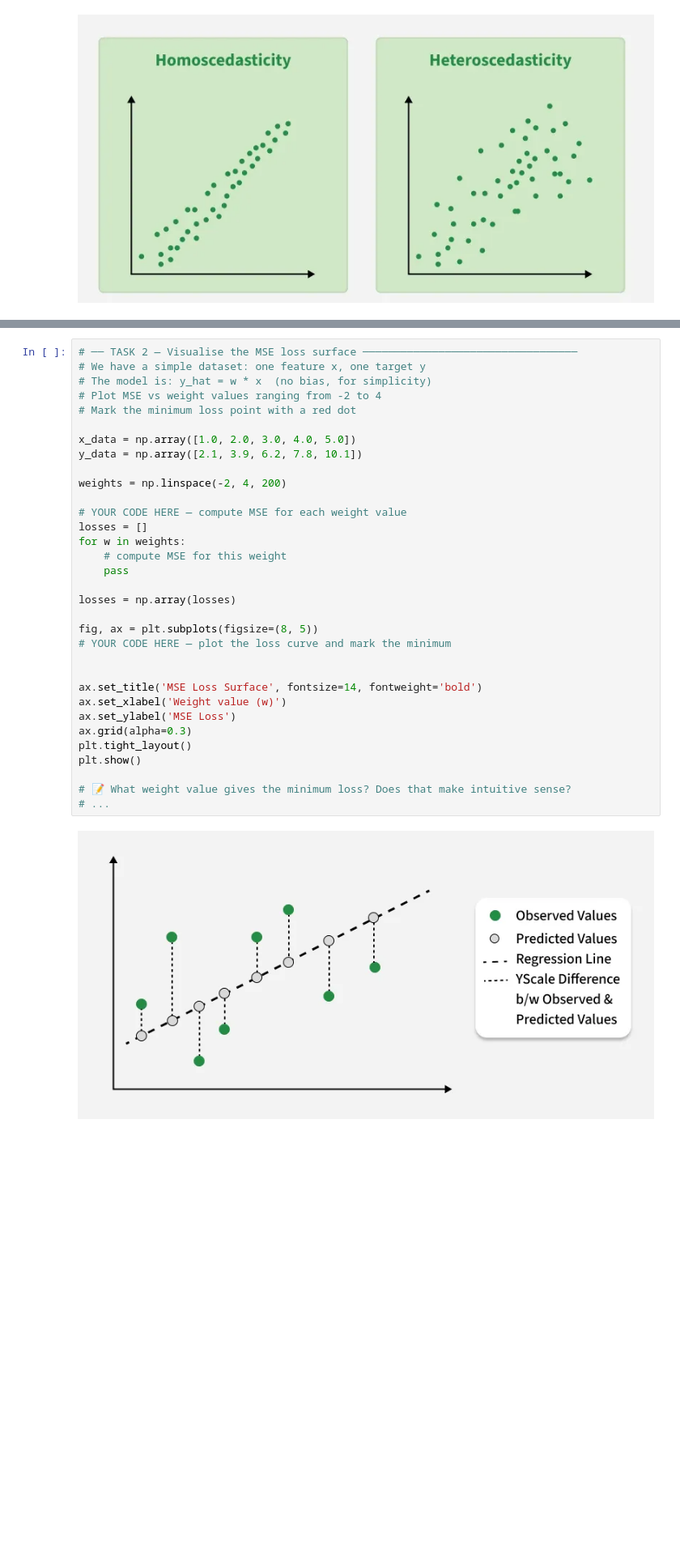
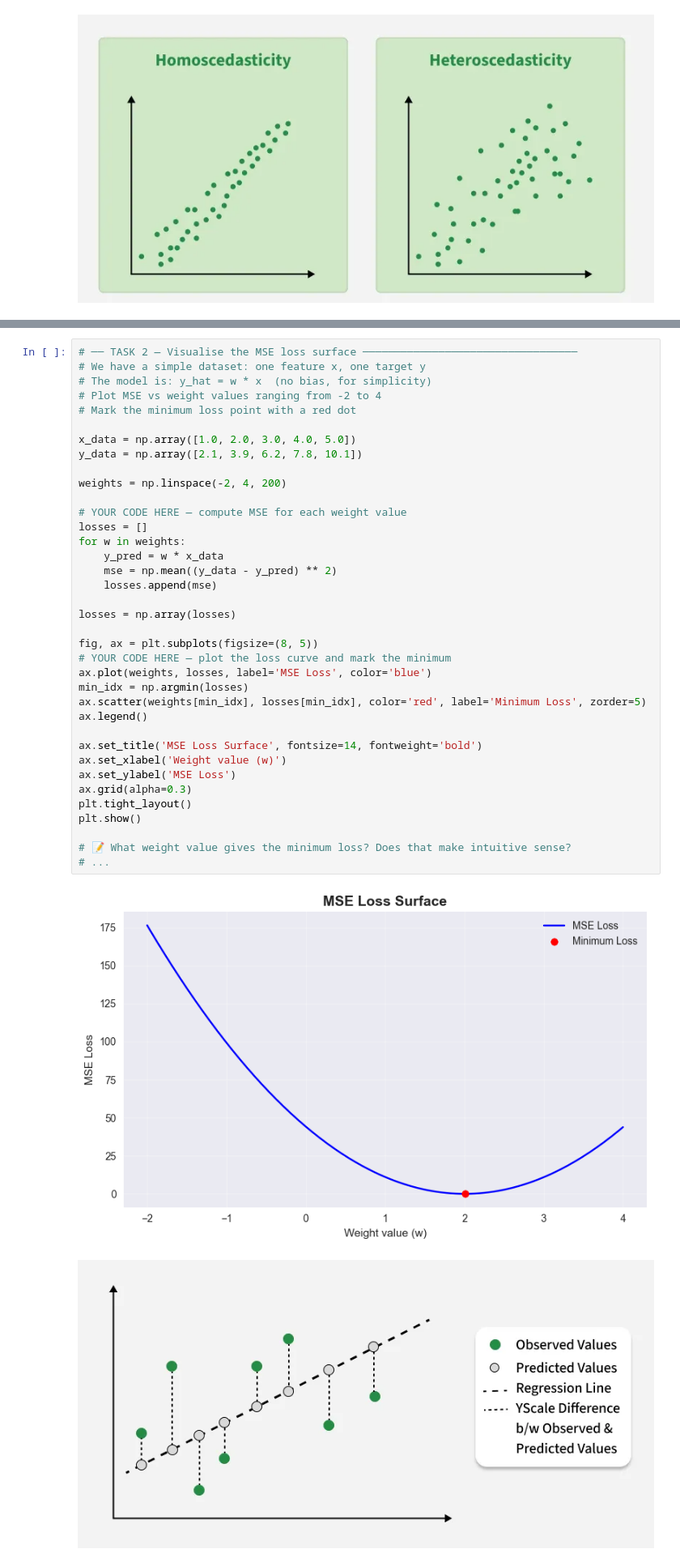
Before and after one commit to shashwatsrma/ML-training, a Jupyter notebook: day_6_Linear_&_Logistic_Regression.ipynb, the cells around one changed output, grey strips where cells are left out. Shown at 81% size. Drawn from its saved outputs; the diff is of its cells as text; blank space fills up the shorter version.

```diff
--- a/day_6_Linear_&_Logistic_Regression.ipynb
+++ b/day_6_Linear_&_Logistic_Regression.ipynb
@@ -182,36 +185,42 @@ print(f'MSE model B: {mse_b:.4f}')
 # %%
 # ── TASK 2 — Visualise the MSE loss surface ──────────────────────────────────
 # We have a simple dataset: one feature x, one target y
 # The model is: y_hat = w * x  (no bias, for simplicity)
 # Plot MSE vs weight values ranging from -2 to 4
 # Mark the minimum loss point with a red dot
 
 x_data = np.array([1.0, 2.0, 3.0, 4.0, 5.0])
 y_data = np.array([2.1, 3.9, 6.2, 7.8, 10.1])
 
 weights = np.linspace(-2, 4, 200)
 
 # YOUR CODE HERE — compute MSE for each weight value
 losses = []
 for w in weights:
-    # compute MSE for this weight
-    pass
+    y_pred = w * x_data
+    mse = np.mean((y_data - y_pred) ** 2)
+    losses.append(mse)
 
 losses = np.array(losses)
 
 fig, ax = plt.subplots(figsize=(8, 5))
 # YOUR CODE HERE — plot the loss curve and mark the minimum
-
+ax.plot(weights, losses, label='MSE Loss', color='blue')
+min_idx = np.argmin(losses)
+ax.scatter(weights[min_idx], losses[min_idx], color='red', label='Minimum Loss', zorder=5)
+ax.legend()
 
 ax.set_title('MSE Loss Surface', fontsize=14, fontweight='bold')
 ax.set_xlabel('Weight value (w)')
 ax.set_ylabel('MSE Loss')
 ax.grid(alpha=0.3)
 plt.tight_layout()
 plt.show()
 
 # 📝 What weight value gives the minimum loss? Does that make intuitive sense?
 # ...
+# %% [output]
+[figure, added]
 # %% [markdown]
 ![image.png](attachment:image.png)
 # %% [markdown]
```
Also changed, not shown: parts of 19 cells of this notebook.
